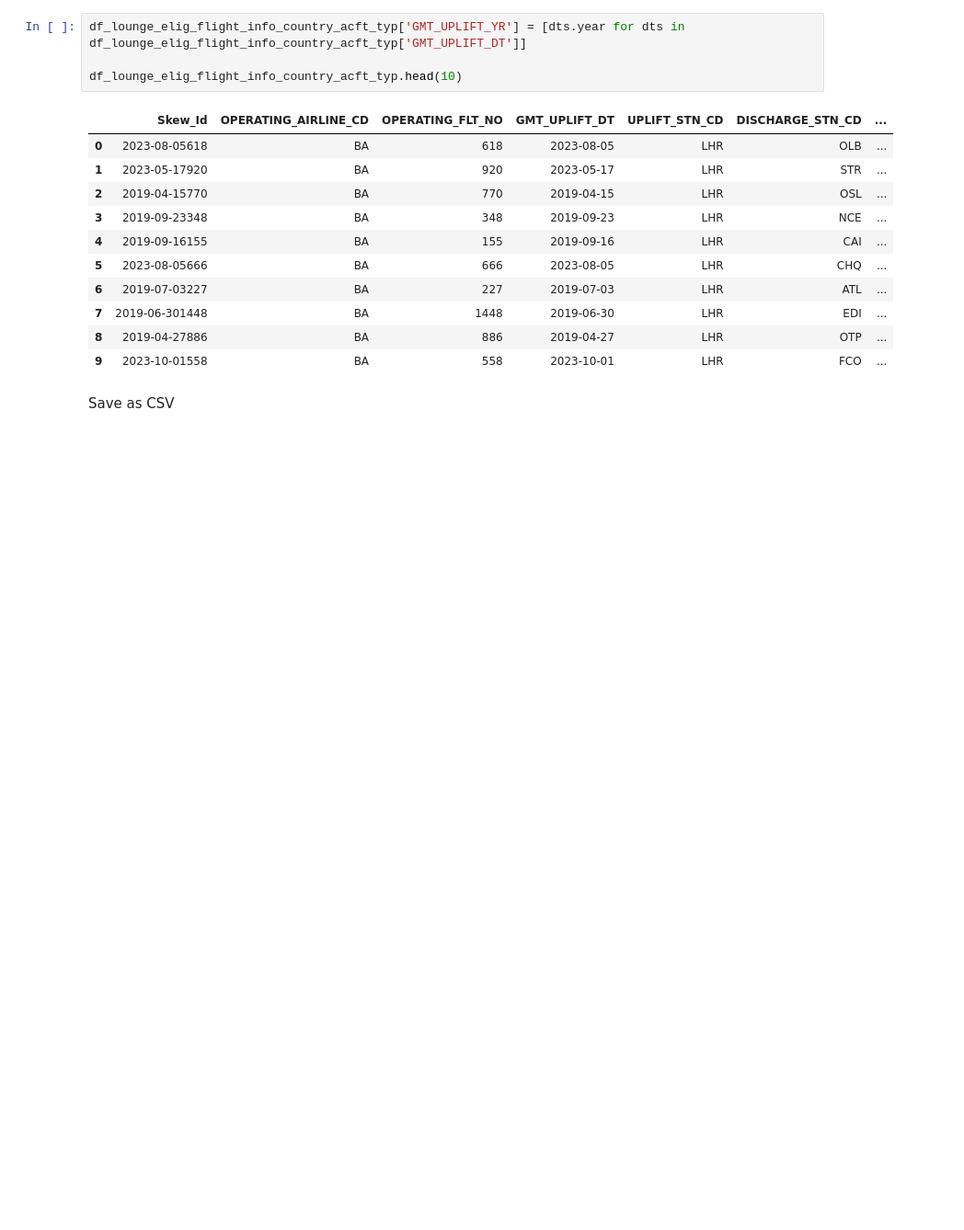
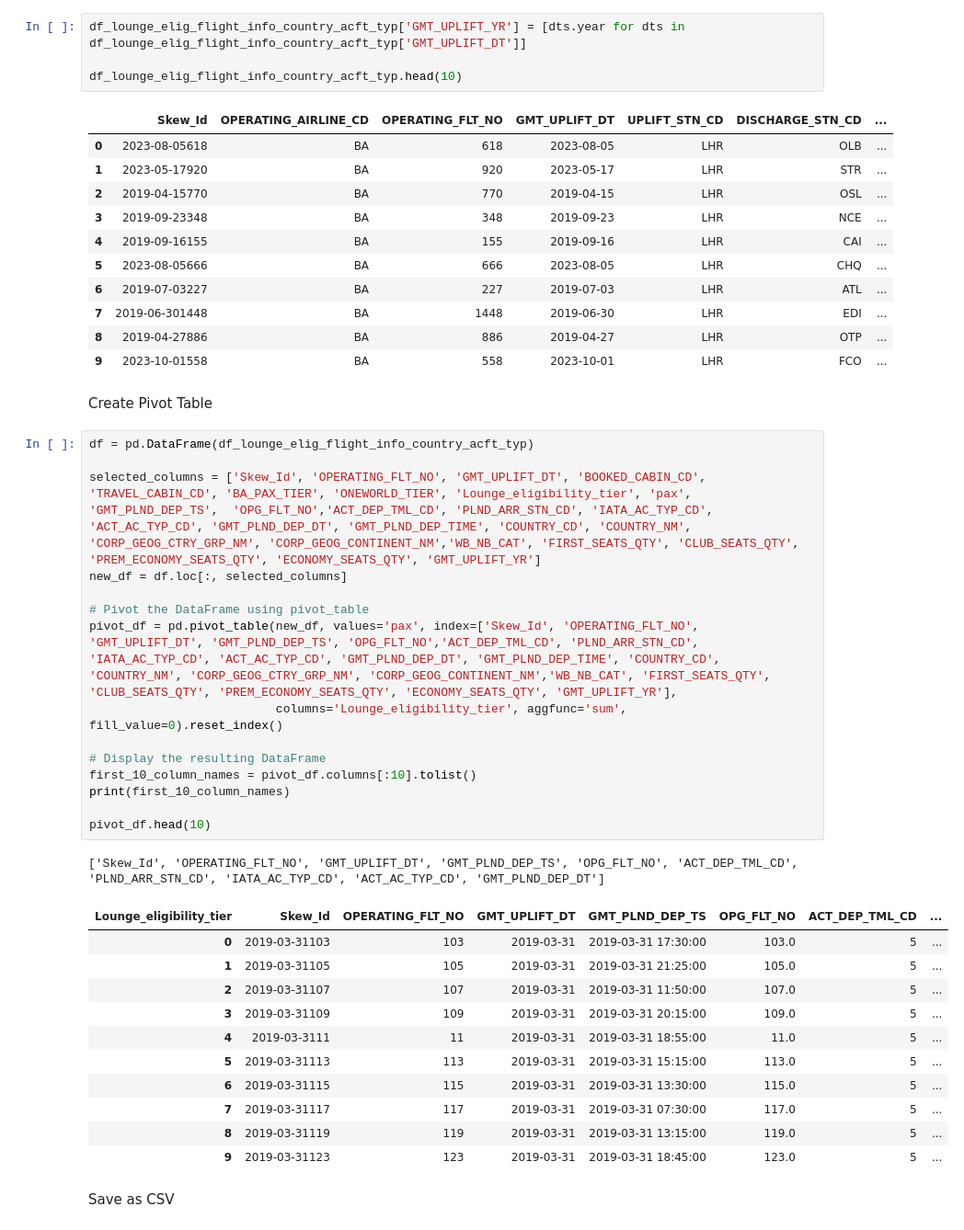
Before and after one commit to IanMaHKG-BA/Hackathon_Team_1, a Jupyter notebook: lounges_gold_standard_Ian.ipynb, the cells around one changed output. Shown at 92% size. Cells and saved outputs as stored; diff of their text form; blank space fills up the shorter version.

```diff
--- a/lounges_gold_standard_Ian.ipynb
+++ b/lounges_gold_standard_Ian.ipynb
@@ -519,6 +519,36 @@ df_lounge_elig_flight_info_country_acft_typ.head(10)
 | 7 | 2019-06-301448 | BA | 1448 | 2019-06-30 | LHR | EDI | ... |
 | 8 | 2019-04-27886 | BA | 886 | 2019-04-27 | LHR | OTP | ... |
 | 9 | 2023-10-01558 | BA | 558 | 2023-10-01 | LHR | FCO | ... |
+# %% [markdown]
+Create Pivot Table
+# %%
+df = pd.DataFrame(df_lounge_elig_flight_info_country_acft_typ)
+
+selected_columns = ['Skew_Id', 'OPERATING_FLT_NO', 'GMT_UPLIFT_DT', 'BOOKED_CABIN_CD', 'TRAVEL_CABIN_CD', 'BA_PAX_TIER', 'ONEWORLD_TIER', 'Lounge_eligibility_tier', 'pax', 'GMT_PLND_DEP_TS',  'OPG_FLT_NO','ACT_DEP_TML_CD', 'PLND_ARR_STN_CD', 'IATA_AC_TYP_CD', 'ACT_AC_TYP_CD', 'GMT_PLND_DEP_DT', 'GMT_PLND_DEP_TIME', 'COUNTRY_CD', 'COUNTRY_NM', 'CORP_GEOG_CTRY_GRP_NM', 'CORP_GEOG_CONTINENT_NM','WB_NB_CAT', 'FIRST_SEATS_QTY', 'CLUB_SEATS_QTY', 'PREM_ECONOMY_SEATS_QTY', 'ECONOMY_SEATS_QTY', 'GMT_UPLIFT_YR']
+new_df = df.loc[:, selected_columns]
+
+# Pivot the DataFrame using pivot_table
+pivot_df = pd.pivot_table(new_df, values='pax', index=['Skew_Id', 'OPERATING_FLT_NO', 'GMT_UPLIFT_DT', 'GMT_PLND_DEP_TS', 'OPG_FLT_NO','ACT_DEP_TML_CD', 'PLND_ARR_STN_CD', 'IATA_AC_TYP_CD', 'ACT_AC_TYP_CD', 'GMT_PLND_DEP_DT', 'GMT_PLND_DEP_TIME', 'COUNTRY_CD', 'COUNTRY_NM', 'CORP_GEOG_CTRY_GRP_NM', 'CORP_GEOG_CONTINENT_NM','WB_NB_CAT', 'FIRST_SEATS_QTY', 'CLUB_SEATS_QTY', 'PREM_ECONOMY_SEATS_QTY', 'ECONOMY_SEATS_QTY', 'GMT_UPLIFT_YR'],
+                          columns='Lounge_eligibility_tier', aggfunc='sum', fill_value=0).reset_index()
+
+# Display the resulting DataFrame
+first_10_column_names = pivot_df.columns[:10].tolist()
+print(first_10_column_names)
+
+pivot_df.head(10)
+# %% [output]
+['Skew_Id', 'OPERATING_FLT_NO', 'GMT_UPLIFT_DT', 'GMT_PLND_DEP_TS', 'OPG_FLT_NO', 'ACT_DEP_TML_CD', 'PLND_ARR_STN_CD', 'IATA_AC_TYP_CD', 'ACT_AC_TYP_CD', 'GMT_PLND_DEP_DT']
+| Lounge_eligibility_tier | Skew_Id | OPERATING_FLT_NO | GMT_UPLIFT_DT | GMT_PLND_DEP_TS | OPG_FLT_NO | ACT_DEP_TML_CD | ... |
+| 0 | 2019-03-31103 | 103 | 2019-03-31 | 2019-03-31 17:30:00 | 103.0 | 5 | ... |
+| 1 | 2019-03-31105 | 105 | 2019-03-31 | 2019-03-31 21:25:00 | 105.0 | 5 | ... |
+| 2 | 2019-03-31107 | 107 | 2019-03-31 | 2019-03-31 11:50:00 | 107.0 | 5 | ... |
+| 3 | 2019-03-31109 | 109 | 2019-03-31 | 2019-03-31 20:15:00 | 109.0 | 5 | ... |
+| 4 | 2019-03-3111 | 11 | 2019-03-31 | 2019-03-31 18:55:00 | 11.0 | 5 | ... |
+| 5 | 2019-03-31113 | 113 | 2019-03-31 | 2019-03-31 15:15:00 | 113.0 | 5 | ... |
+| 6 | 2019-03-31115 | 115 | 2019-03-31 | 2019-03-31 13:30:00 | 115.0 | 5 | ... |
+| 7 | 2019-03-31117 | 117 | 2019-03-31 | 2019-03-31 07:30:00 | 117.0 | 5 | ... |
+| 8 | 2019-03-31119 | 119 | 2019-03-31 | 2019-03-31 13:15:00 | 119.0 | 5 | ... |
+| 9 | 2019-03-31123 | 123 | 2019-03-31 | 2019-03-31 18:45:00 | 123.0 | 5 | ... |
 # %% [markdown]
 Save as CSV
 # %%
```
